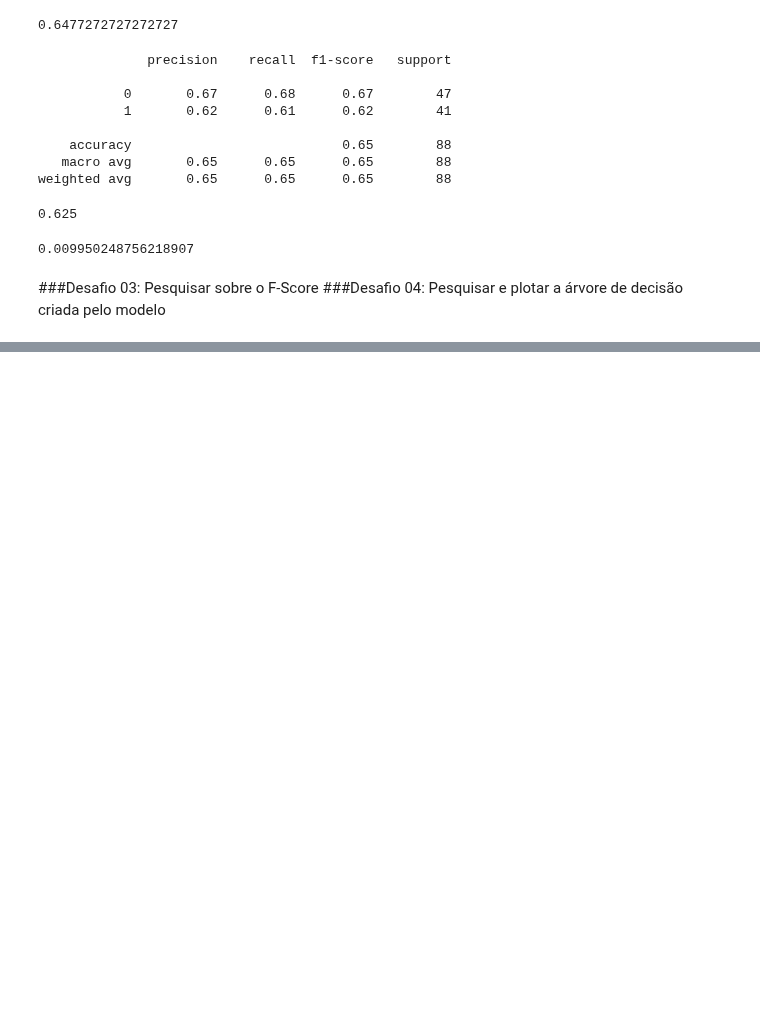
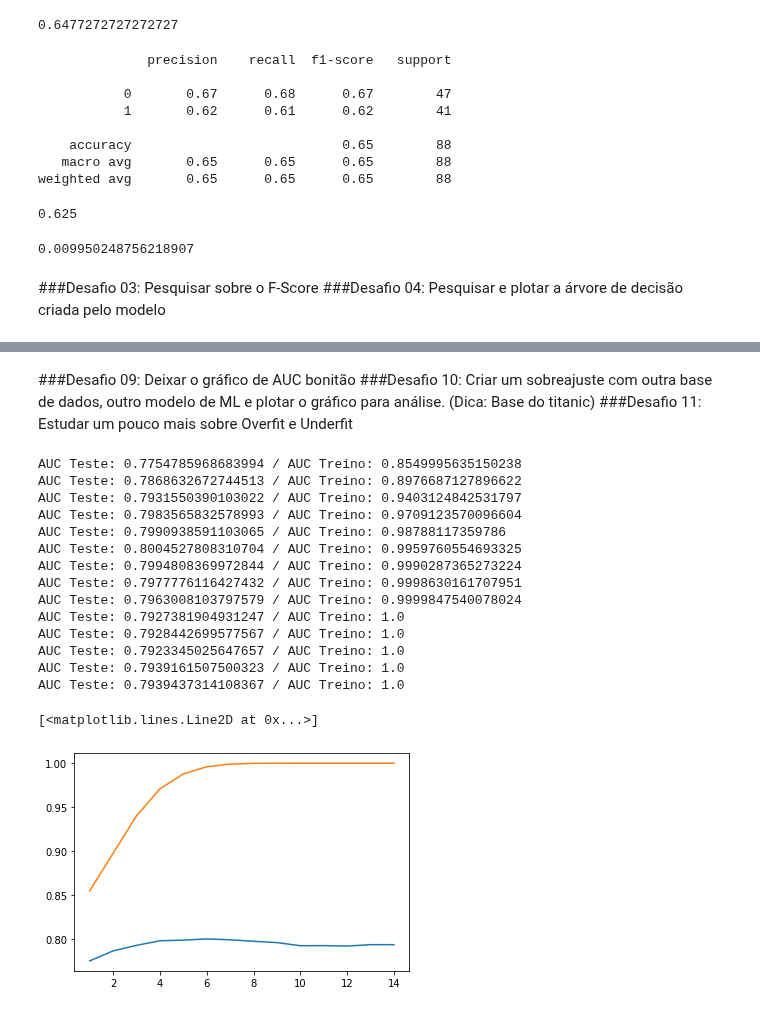
Before and after one commit to VitorFRodrigues/Data-Science-Bootcamp, a Jupyter notebook: Modulo05/Bootcamp_Datascience.ipynb, the cells around one changed output, grey strips where cells are left out. Cells and saved outputs as stored; diff of their text form; code cells hidden in the pictures; blank space fills up the shorter version.

```diff
--- a/Modulo05/Bootcamp_Datascience.ipynb
+++ b/Modulo05/Bootcamp_Datascience.ipynb
@@ -313,0 +545,36 @@ print(f1)
+# %% [markdown]
+###Desafio 09: Deixar o gráfico de AUC bonitão
+###Desafio 10: Criar um sobreajuste com outra base de dados, outro modelo de ML e plotar o gráfico para análise. (Dica: Base do titanic)
+###Desafio 11: Estudar um pouco mais sobre Overfit e Underfit
+# %%
+from sklearn.ensemble import RandomForestClassifier
+
+pltTest = []
+pltTreino = []
+for i in range(1, 15):
+  modelo_arvore = RandomForestClassifier(max_depth=i)
+  teste, treino = roda_modelo_cv(modelo_arvore, dados_limpos, 5, 10)
+  pltTest.append(teste)
+  pltTreino.append(treino)
+
+import matplotlib.pyplot as plt
+x = range(1,15)
+plt.plot(x, pltTest)
+plt.plot(x, pltTreino)
+# %% [output]
+AUC Teste: 0.7754785968683994 / AUC Treino: 0.8549995635150238
+AUC Teste: 0.7868632672744513 / AUC Treino: 0.8976687127896622
+AUC Teste: 0.7931550390103022 / AUC Treino: 0.9403124842531797
+AUC Teste: 0.7983565832578993 / AUC Treino: 0.9709123570096604
+AUC Teste: 0.7990938591103065 / AUC Treino: 0.98788117359786
+AUC Teste: 0.8004527808310704 / AUC Treino: 0.9959760554693325
+AUC Teste: 0.7994808369972844 / AUC Treino: 0.9990287365273224
+AUC Teste: 0.7977776116427432 / AUC Treino: 0.9998630161707951
+AUC Teste: 0.7963008103797579 / AUC Treino: 0.9999847540078024
+AUC Teste: 0.7927381904931247 / AUC Treino: 1.0
+AUC Teste: 0.7928442699577567 / AUC Treino: 1.0
+AUC Teste: 0.7923345025647657 / AUC Treino: 1.0
+AUC Teste: 0.7939161507500323 / AUC Treino: 1.0
+AUC Teste: 0.7939437314108367 / AUC Treino: 1.0
+[<matplotlib.lines.Line2D at 0x...>]
+[figure, added]
```
Also changed, not shown: parts of 37 cells of this notebook.
